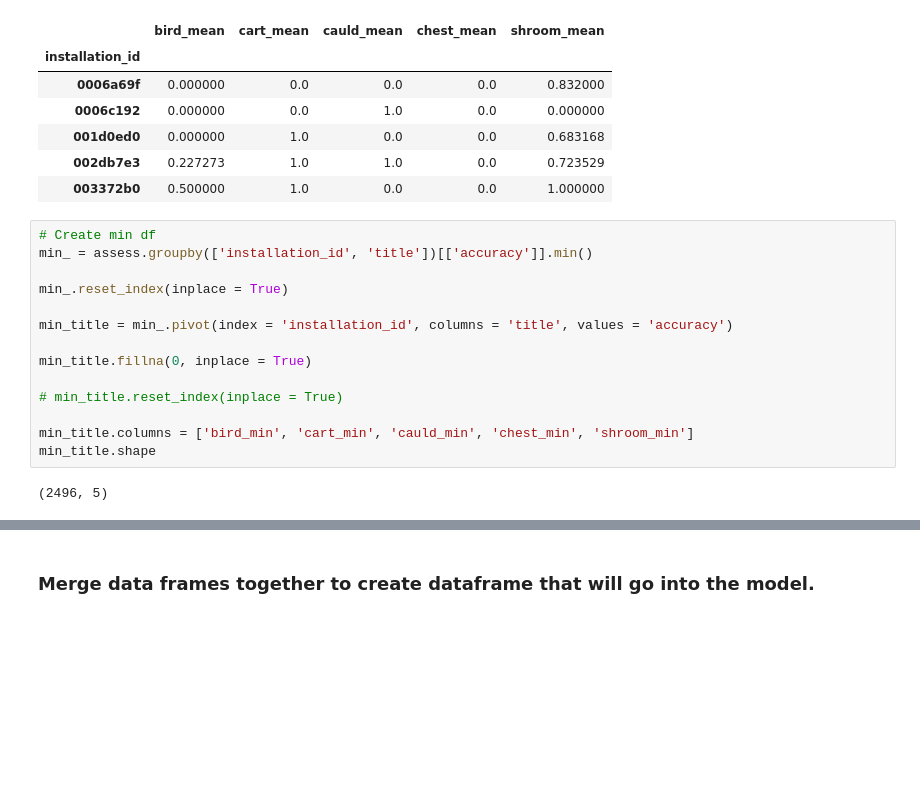
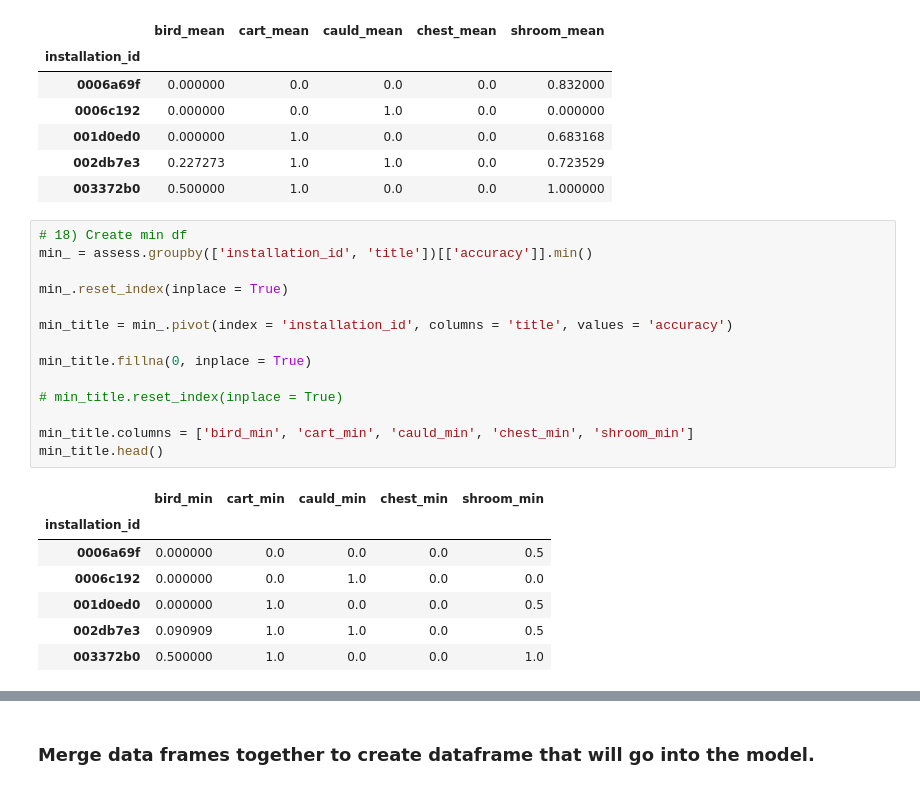
Before and after one commit to cats-in-the-hat/PBS-KIDS2, a Jupyter notebook: full_project_documentation.ipynb, the cells around one changed output, grey strips where cells are left out. Drawn from its saved outputs; the diff is of its cells as text; blank space fills up the shorter version.

```diff
--- a/full_project_documentation.ipynb
+++ b/full_project_documentation.ipynb
@@ -553,19 +563,25 @@ mean_title.head()
 | 002db7e3 | 0.227273 | 1.0 | 1.0 | 0.0 | 0.723529 |
 | 003372b0 | 0.500000 | 1.0 | 0.0 | 0.0 | 1.000000 |
 # %%
-# Create min df
+# 18) Create min df
 min_ = assess.groupby(['installation_id', 'title'])[['accuracy']].min()
 
 min_.reset_index(inplace = True)
 
 min_title = min_.pivot(index = 'installation_id', columns = 'title', values = 'accuracy')
 
 min_title.fillna(0, inplace = True)
 
 # min_title.reset_index(inplace = True)
 
 min_title.columns = ['bird_min', 'cart_min', 'cauld_min', 'chest_min', 'shroom_min']
-min_title.shape
+min_title.head()
 # %% [output]
-(2496, 5)
+|  | bird_min | cart_min | cauld_min | chest_min | shroom_min |
+| installation_id |  |  |  |  |  |
+| 0006a69f | 0.000000 | 0.0 | 0.0 | 0.0 | 0.5 |
+| 0006c192 | 0.000000 | 0.0 | 1.0 | 0.0 | 0.0 |
+| 001d0ed0 | 0.000000 | 1.0 | 0.0 | 0.0 | 0.5 |
+| 002db7e3 | 0.090909 | 1.0 | 1.0 | 0.0 | 0.5 |
+| 003372b0 | 0.500000 | 1.0 | 0.0 | 0.0 | 1.0 |
 # %%
```
Also changed, not shown: parts of 96 cells of this notebook.
